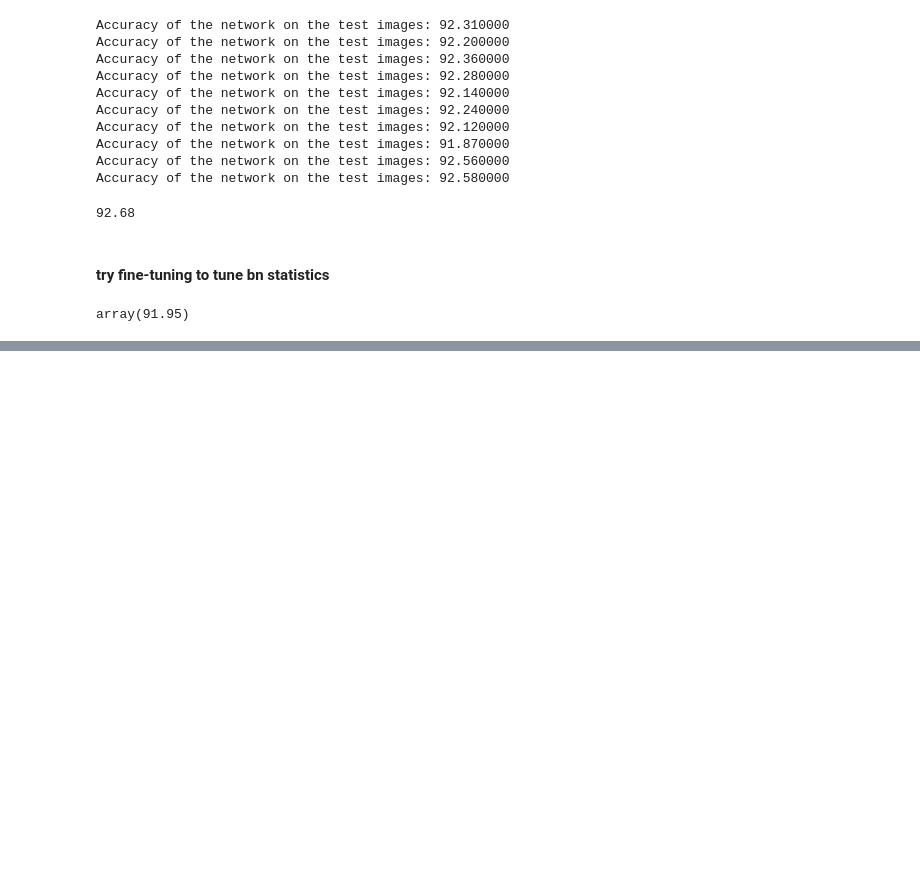
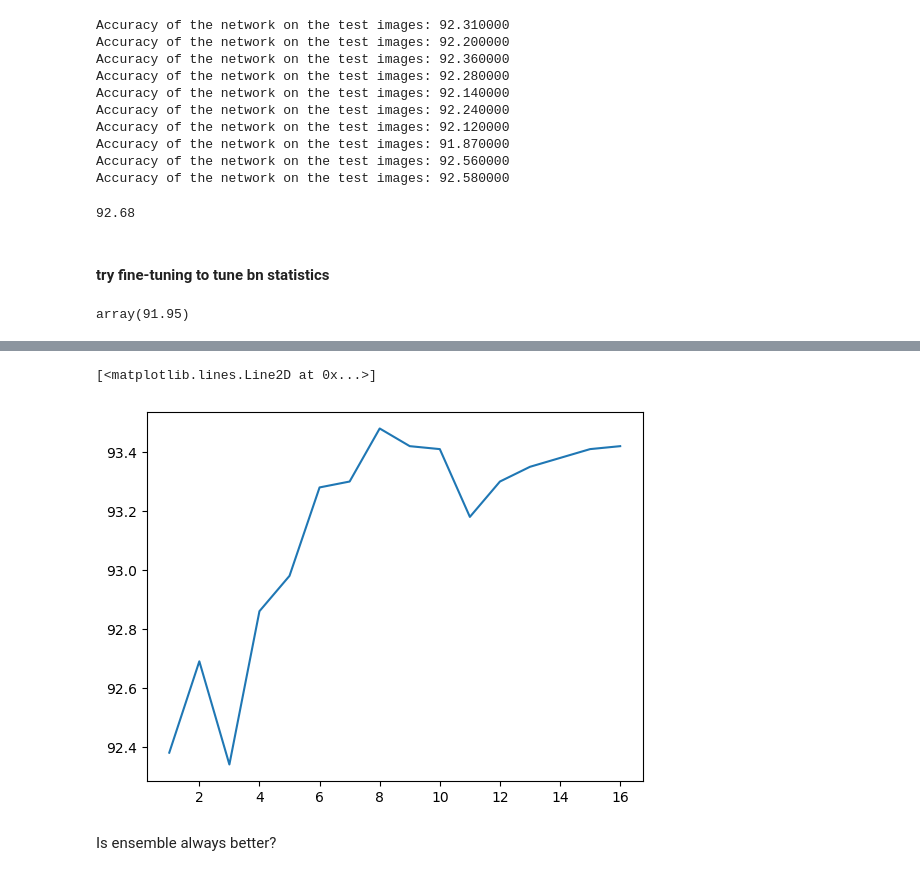
Before and after one commit to XingyuQu/data_driven_init, a Jupyter notebook: play.ipynb, the cells around one changed output, grey strips where cells are left out. Cells and saved outputs as stored; diff of their text form; code cells hidden in the pictures; blank space fills up the shorter version.

```diff
--- a/play.ipynb
+++ b/play.ipynb
@@ -627,0 +1135,2 @@ array(91.95)
+# %%
+sd_mid = interpolate_state_dicts(model_merge_1.state_dict(), model_merge_2.state_dict(), 0.5)
@@ -627,0 +1592,41 @@ array(91.95)
+# %%
+model_merge_s = [deepcopy(model_s[i]) for i in sorted_indices[:3]]
+for model in model_merge_s:
+    model.to(device)
+    model.eval()
+num_models = len(model_merge_s)
+sd_mid = interpolate_multi_state_dicts([model.state_dict() for model in model_merge_s], [1/num_models]*num_models, use_slerp=False)
+model_mid = deepcopy(model_s[0])
+model_mid.load_state_dict(sd_mid)
+model_mid.to(device).eval()
+
+test_acc_s = []
+for L in range(1, 17):
+    model_mid = deepcopy(model_s[0])
+    model_mid.load_state_dict(sd_mid)
+    model_mid.to(device).eval()
+    # reset bn stats
+    for m in model_mid.modules():
+        if isinstance(m, nn.BatchNorm2d):
+            m.reset_running_stats()
+            m.training = True
+            m.momentum = None
+    model_mid.train()
+    for data, _ in train_loader:
+        data = add_dimension(data, n_steps)
+        data = data.to(device)
+        PFM_outputs(model_merge_s, model_mid, data, L, n_steps)
+    # test
+    model_mid.eval()
+    total = 0
+    correct = 0
+    for data, target in test_loader:
+        data = add_dimension(data, n_steps)
+        data, target = data.to(device), target.to(device)
+        outputs = PFM_outputs(model_merge_s, model_mid, data, L, n_steps)
+        total += target.size(0)
+        correct += (outputs.argmax(1) == target).sum().item()
+
+    print('Accuracy of the network on the test images: %f' % (100 * correct / total), f", L={L}")
+    acc = 100 * correct / total
+    test_acc_s.append(acc)
@@ -627,0 +1644,7 @@ array(91.95)
+# %%
+plt.plot(range(1, 17), test_acc_s)
+# %% [output]
+[<matplotlib.lines.Line2D at 0x...>]
+[figure, added]
+# %% [markdown]
+Is ensemble always better?
```
Also changed, not shown: parts of 104 cells of this notebook, 7 other files.
